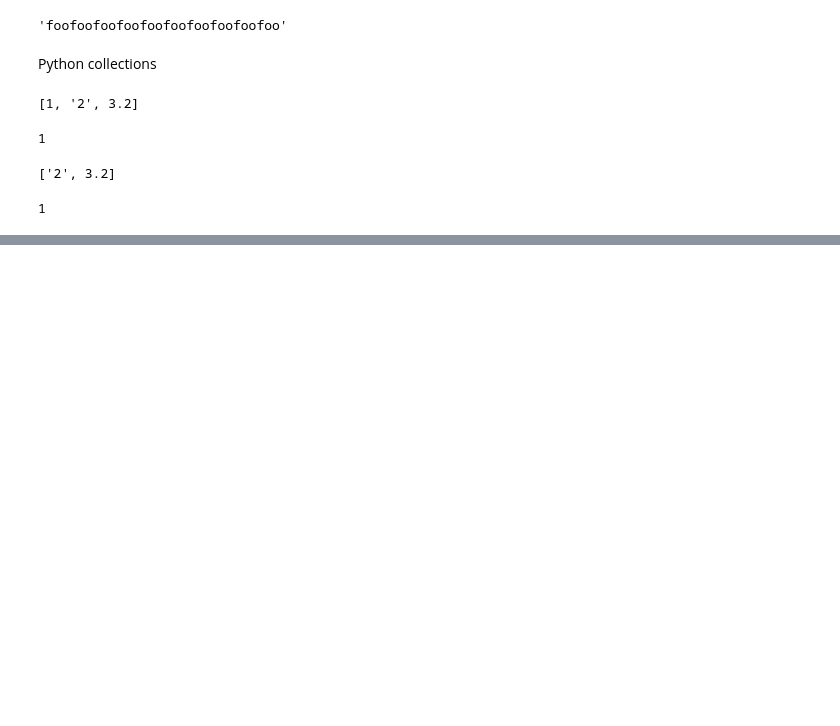
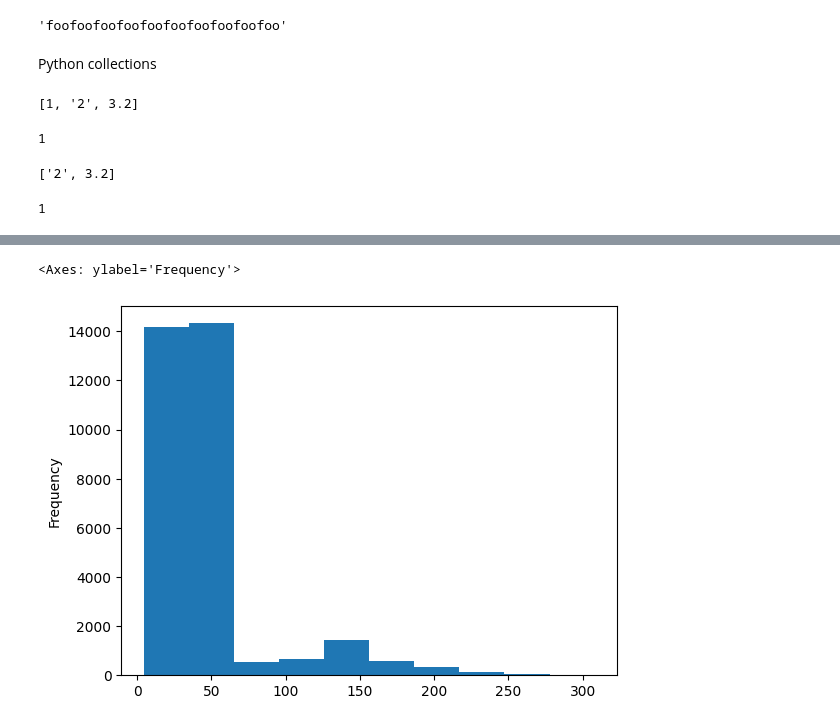
Before and after one commit to francescakb/dimen-python-2023, a Jupyter notebook: hello.ipynb, the cells around one changed output, grey strips where cells are left out. Saved outputs shown, nothing was run; the diff lists cells and outputs as text; code cells hidden in the pictures; blank space fills up the shorter version.

Commit message:
adding gitignore and making a plot

```diff
--- a/hello.ipynb
+++ b/hello.ipynb
@@ -140,4 +131,4 @@ Archive:  data/portal-teachingdb-master.zip
 # aliasing pandas to pd for ease
 import pandas as pd
 # %%
-pd.read_csv("portal-teachingdb-master/surveys.csv")
+survey_df = pd.read_csv("portal-teachingdb-master/surveys.csv")
@@ -157,0 +245,2 @@ pd.read_csv("portal-teachingdb-master/surveys.csv")
+# %%
+survey_df["weights"] = survey_df["weight"].dropna() * 1.1
@@ -157,0 +267,5 @@ pd.read_csv("portal-teachingdb-master/surveys.csv")
+# %%
+survey_df["weights"].plot(kind='hist')
+# %% [output]
+<Axes: ylabel='Frequency'>
+[figure, added]
```
Also changed, not shown: parts of 20 cells of this notebook.
